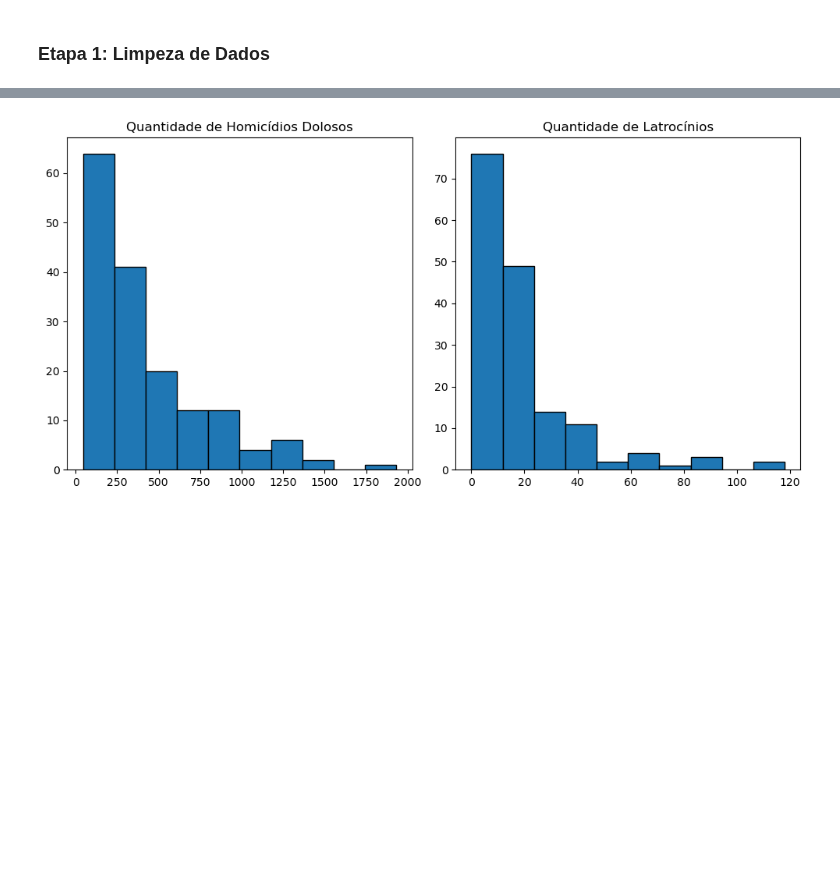
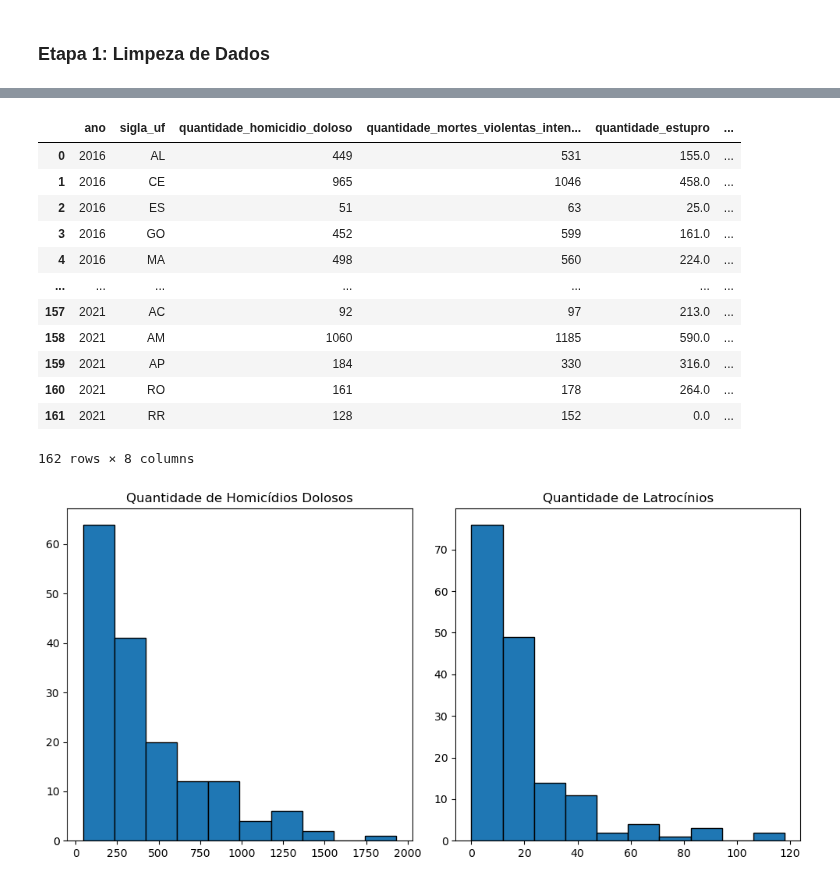
Before and after one commit to Iamiran1/Projeto-2---Ci-ncia-de-Dados, a Jupyter notebook: P2.ipynb, the cells around one changed output, grey strips where cells are left out. Saved outputs shown, nothing was run; the diff lists cells and outputs as text; code cells hidden in the pictures; blank space fills up the shorter version.

```diff
--- a/P2.ipynb
+++ b/P2.ipynb
@@ -45,3 +66,40 @@ dados.head(10)
+# %%
+# Selecionar todas as colunas após as duas primeiras (ano e sigla_uf)
+colunas_para_filtrar = dados.columns[2:]
+
+# Lista para armazenar as colunas relevantes
+colunas_relevantes = ['ano', 'sigla_uf']
+
+# Definir o limite para considerar a coluna relevante
+limite_valores_relevantes = 0.05 * len(dados)  # Por exemplo, consideramos relevante se mais de 5% dos valores estão fora do intervalo
+
+# Percorrer as colunas para verificar os valores
+for coluna in colunas_para_filtrar:
+    # Verificar se a maioria dos valores está dentro do range de 0 a 30
+    valores_dentro_do_range = dados[(dados[coluna] >= 0) & (dados[coluna] <= 30)][coluna]
+
+    # Verificar se a maioria dos valores está fora do range de 0 a 30
+    if len(valores_dentro_do_range) < limite_valores_relevantes:
+        colunas_relevantes.append(coluna)
+
+# Criar um novo DataFrame apenas com as colunas relevantes
+dados_filtrados = dados[colunas_relevantes]
+# %%
+dados_filtrados
+# %% [output]
+|  | ano | sigla_uf | quantidade_homicidio_doloso | quantidade_mortes_violentas_inten... | quantidade_estupro | ... |
+| 0 | 2016 | AL | 449 | 531 | 155.0 | ... |
+| 1 | 2016 | CE | 965 | 1046 | 458.0 | ... |
+| 2 | 2016 | ES | 51 | 63 | 25.0 | ... |
+| 3 | 2016 | GO | 452 | 599 | 161.0 | ... |
+| 4 | 2016 | MA | 498 | 560 | 224.0 | ... |
+| ... | ... | ... | ... | ... | ... | ... |
+| 157 | 2021 | AC | 92 | 97 | 213.0 | ... |
+| 158 | 2021 | AM | 1060 | 1185 | 590.0 | ... |
+| 159 | 2021 | AP | 184 | 330 | 316.0 | ... |
+| 160 | 2021 | RO | 161 | 178 | 264.0 | ... |
+| 161 | 2021 | RR | 128 | 152 | 0.0 | ... |
+162 rows × 8 columns
 # %%
 # Criar subplots lado a lado
 plt.figure(figsize=(10, 5))
```
Also changed, not shown: parts of 3 cells of this notebook.
